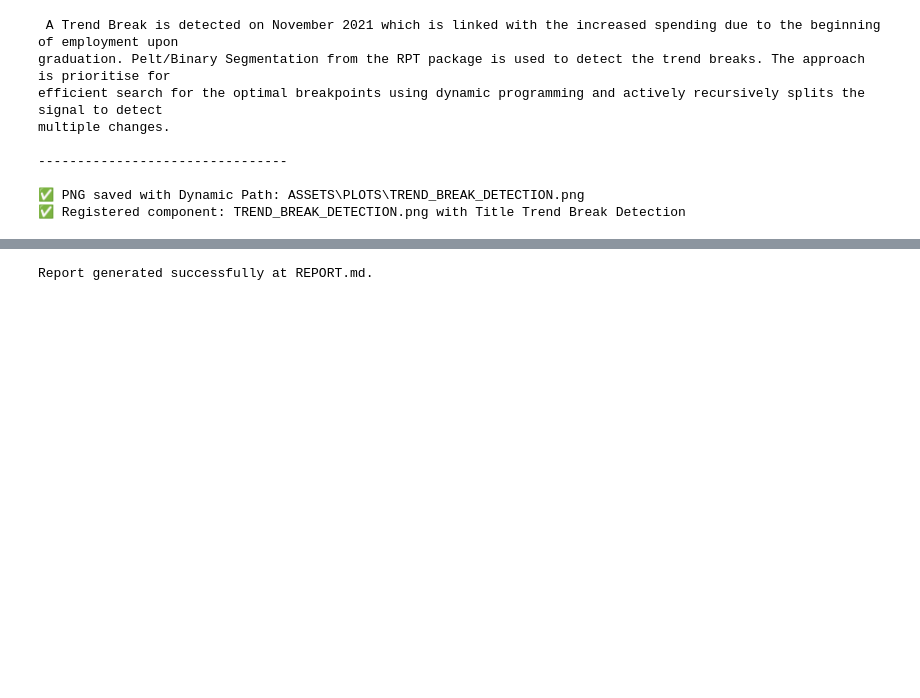
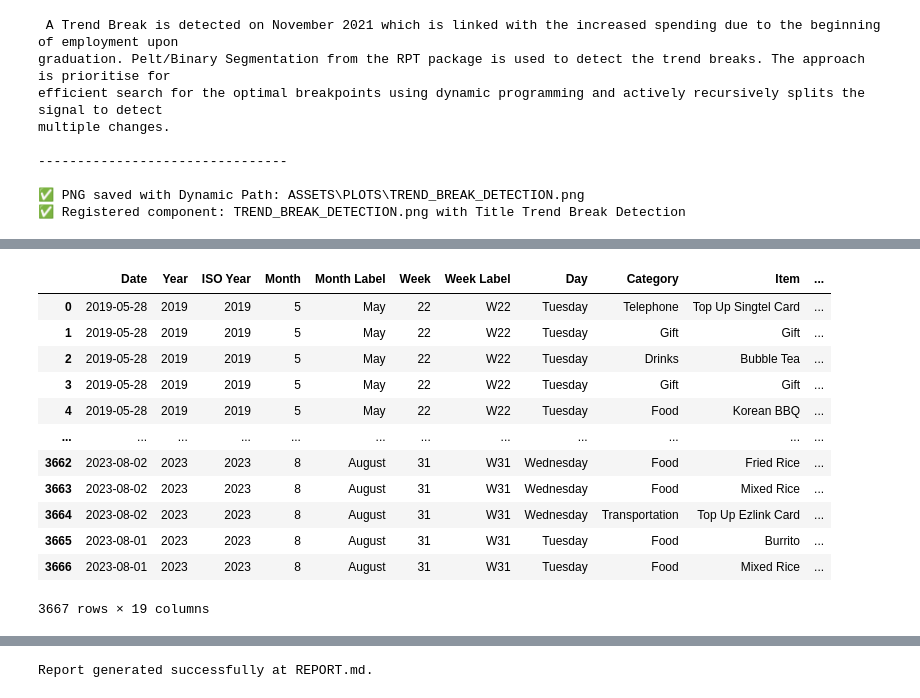
Before and after one commit to fawiyogo001/Paktolos, a Jupyter notebook: NOTEBOOKS/CASH_FLOW_DATA_ANALYSIS.ipynb, the cells around one changed output, grey strips where cells are left out. Saved outputs shown, nothing was run; the diff lists cells and outputs as text; code cells hidden in the pictures; blank space fills up the shorter version.

```diff
--- a/NOTEBOOKS/CASH_FLOW_DATA_ANALYSIS.ipynb
+++ b/NOTEBOOKS/CASH_FLOW_DATA_ANALYSIS.ipynb
@@ -2443,13 +2446,13 @@ for i in range(len(MONTHLY_CASH_FLOW_PIVOT_CUMULATIVE)):
     PREV_CUMULATIVE_SURPLUS = MONTHLY_CASH_FLOW_PIVOT_CUMULATIVE.iloc[i - 1]["Cumulative Surplus"] if i > 0 else 0.0
 
     REAL_INCOME = MONTHLY_CASH_FLOW_PIVOT_CUMULATIVE.at[i, "Real Income"]
-    EXPENSES = MONTHLY_CASH_FLOW_PIVOT_CUMULATIVE.at[i, "Expenses"]
+    EXPENSES_TOTAL_MONTHLY = MONTHLY_CASH_FLOW_PIVOT_CUMULATIVE.at[i, "Expenses"]
 
     # Ensure these are not NaN
     REAL_INCOME = 0.0 if pd.isna(REAL_INCOME) else REAL_INCOME
-    EXPENSES = 0.0 if pd.isna(EXPENSES) else EXPENSES
+    EXPENSES_TOTAL_MONTHLY = 0.0 if pd.isna(EXPENSES_TOTAL_MONTHLY) else EXPENSES_TOTAL_MONTHLY
 
-    SURPLUS = REAL_INCOME + CARRYOVER - EXPENSES
+    SURPLUS = REAL_INCOME + CARRYOVER - EXPENSES_TOTAL_MONTHLY
     MONTHLY_CASH_FLOW_PIVOT_CUMULATIVE.at[i, "Surplus"] = SURPLUS
     MONTHLY_CASH_FLOW_PIVOT_CUMULATIVE.at[i, "Cumulative Surplus"] = SURPLUS + PREV_CUMULATIVE_SURPLUS
 
@@ -2904,0 +2964,16 @@ multiple changes.
+# %%
+EXPENSES
+# %% [output]
+|  | Date | Year | ISO Year | Month | Month Label | Week | Week Label | Day | Category | Item | ... |
+| 0 | 2019-05-28 | 2019 | 2019 | 5 | May | 22 | W22 | Tuesday | Telephone | Top Up Singtel Card | ... |
+| 1 | 2019-05-28 | 2019 | 2019 | 5 | May | 22 | W22 | Tuesday | Gift | Gift | ... |
+| 2 | 2019-05-28 | 2019 | 2019 | 5 | May | 22 | W22 | Tuesday | Drinks | Bubble Tea | ... |
+| 3 | 2019-05-28 | 2019 | 2019 | 5 | May | 22 | W22 | Tuesday | Gift | Gift | ... |
+| 4 | 2019-05-28 | 2019 | 2019 | 5 | May | 22 | W22 | Tuesday | Food | Korean BBQ | ... |
+| ... | ... | ... | ... | ... | ... | ... | ... | ... | ... | ... | ... |
+| 3662 | 2023-08-02 | 2023 | 2023 | 8 | August | 31 | W31 | Wednesday | Food | Fried Rice | ... |
+| 3663 | 2023-08-02 | 2023 | 2023 | 8 | August | 31 | W31 | Wednesday | Food | Mixed Rice | ... |
+| 3664 | 2023-08-02 | 2023 | 2023 | 8 | August | 31 | W31 | Wednesday | Transportation | Top Up Ezlink Card | ... |
+| 3665 | 2023-08-01 | 2023 | 2023 | 8 | August | 31 | W31 | Tuesday | Food | Burrito | ... |
+| 3666 | 2023-08-01 | 2023 | 2023 | 8 | August | 31 | W31 | Tuesday | Food | Mixed Rice | ... |
+3667 rows × 19 columns
```
Also changed, not shown: parts of 14 cells of this notebook, 7 other files.
